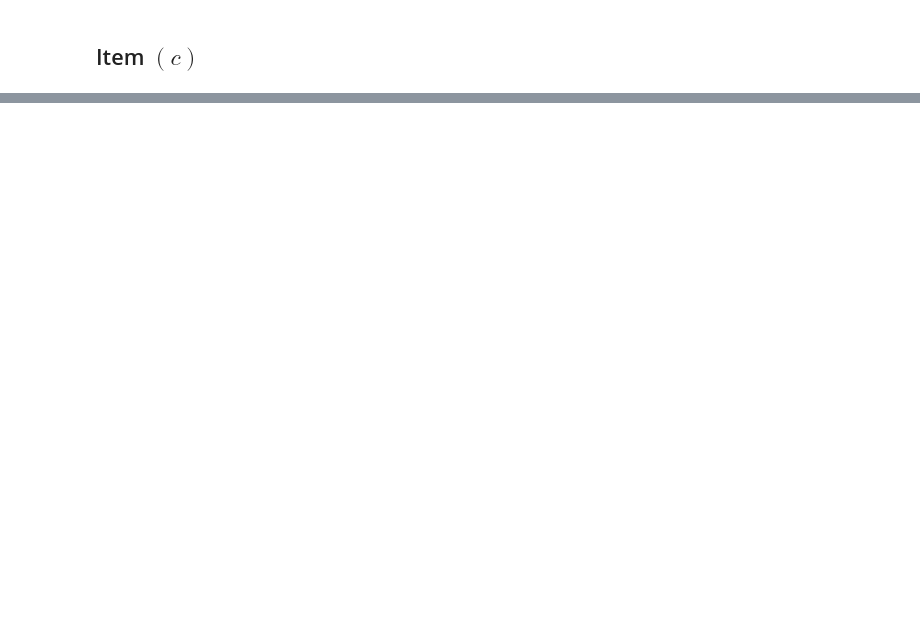
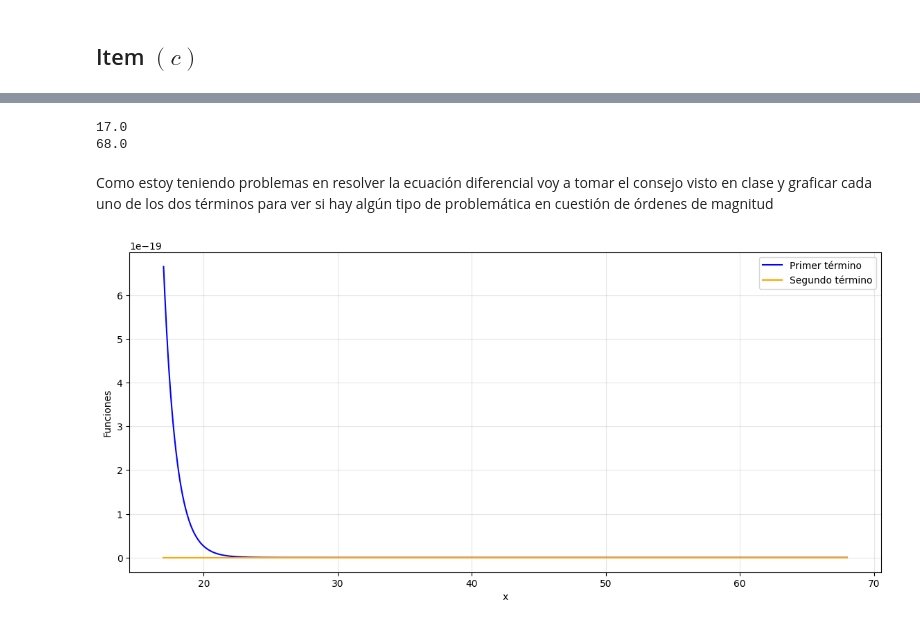
Before and after one commit to TomasMastantuono/Cosmologia, a Jupyter notebook: Numericos/Guia 5/P1-5.ipynb, the cells around one changed output, grey strips where cells are left out. Drawn from its saved outputs; the diff is of its cells as text; code cells hidden in the pictures; blank space fills up the shorter version.

```diff
--- a/Numericos/Guia 5/P1-5.ipynb
+++ b/Numericos/Guia 5/P1-5.ipynb
@@ -177,0 +116,39 @@ IndexError: list index out of range
+# %%
+# Lado derecho de la ecuación
+f_term = lambda x: (ME * B / 2 / np.pi)**(3/2) * np.exp(-x) / x**(3/2)
+s_term = lambda x:  2 * eta_b(B/x) * zeta(3) * B**3 / x**3
+
+def dXdx(x, X):
+    thermal = 9.78 * ALPHA**2 / ME**2 * np.sqrt(x) * np.log(x)
+    glob_factor = thermal * np.sqrt(x) / H1
+
+    f_factor = f_term(x)*(1 - X)
+    s_factor = s_term(x) * X**2
+    return glob_factor * (f_factor - s_factor)
+
+# Condición inicial y límites
+T_0, T_F = .8E-6, .2E-6 #MeV
+x0, xF = B/T_0, B/T_F
+
+print(x0), print(xF)
+
+X0 = X_p(T_0)
+# %% [output]
+17.0
+68.0
+# %% [markdown]
+Como estoy teniendo problemas en resolver la ecuación diferencial voy a tomar el consejo visto en clase y graficar cada uno de los dos términos para ver si hay algún tipo de problemática en cuestión de órdenes de magnitud
+# %%
+xtest = np.linspace(x0, xF, 1_000)
+
+fig, ax = plt.subplots(figsize = (14, 6))
+
+ax.plot(xtest, f_term(xtest), color = 'blue', label = 'Primer término')
+ax.plot(xtest, s_term(xtest), color = 'orange', label = 'Segundo término')
+
+ax.set(xlabel = 'x', ylabel = 'Funciones'), ax.grid(alpha = .3)
+ax.legend()
+
+plt.show()
+# %% [output]
+[figure, added]
```
Also changed, not shown: parts of 10 cells of this notebook, 4 other files.
